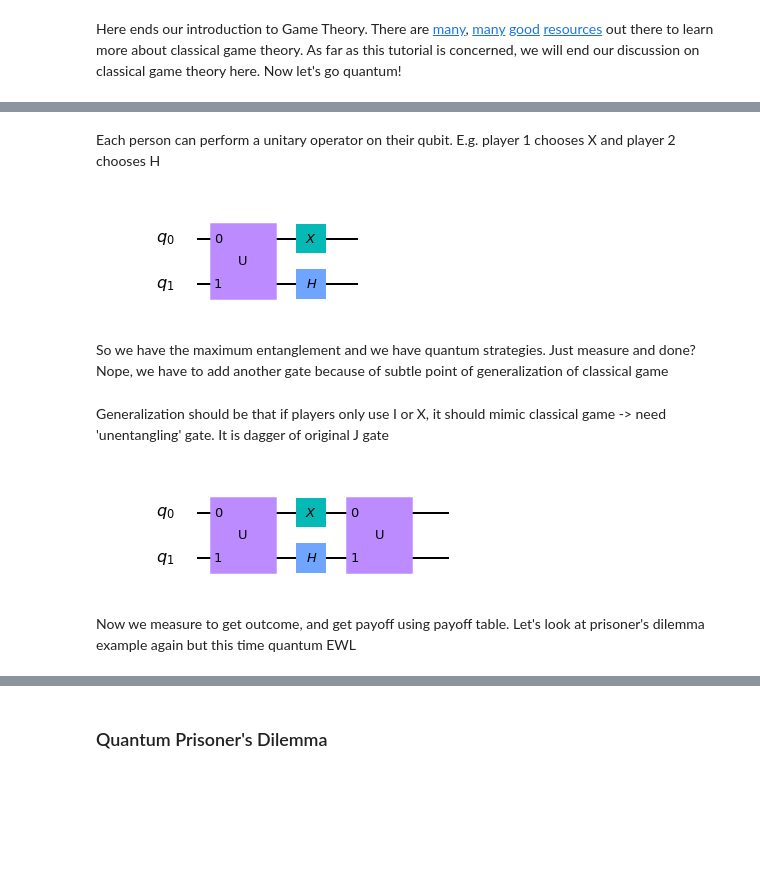
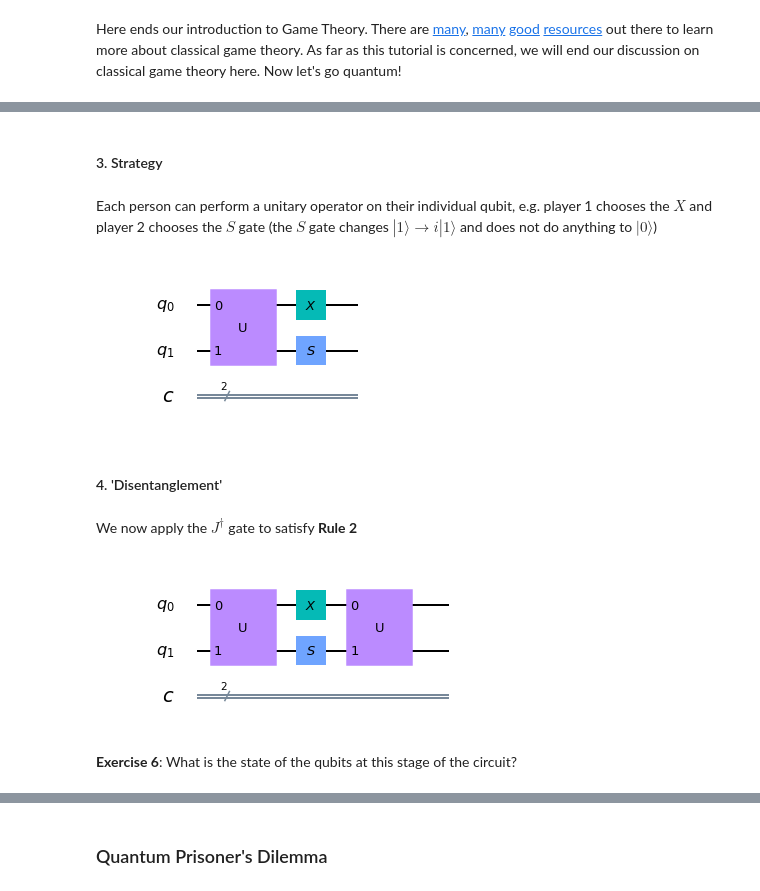
Before and after one commit to desireevl/quantum-game-theory, a Jupyter notebook: quantum_game_theory.ipynb, the cells around one changed output, grey strips where cells are left out. Saved outputs shown, nothing was run; the diff lists cells and outputs as text; code cells hidden in the pictures; blank space fills up the shorter version.

```diff
--- a/quantum_game_theory.ipynb
+++ b/quantum_game_theory.ipynb
@@ -135,0 +203,3 @@ Build our own gate!
+# %%
+circ = QuantumCircuit(2,2)
+circ.draw(output='mpl')
@@ -152,22 +255,23 @@ under the hood: we can do it for arbitray number of players
+# %% [markdown]
+#### 3. Strategy
 # %% [markdown]
-Each person can perform a unitary operator on their qubit.
-E.g. player 1 chooses X and player 2 chooses H
+Each person can perform a unitary operator on their individual qubit, e.g. player 1 chooses the $X$ and player 2 chooses the $S$ gate (the $S$ gate changes $|1\rangle \rightarrow i|1\rangle$ and does not do anything to $|0\rangle$)
 # %%
-circ.x(0)
-circ.h(1)
+circ.x(0) #assign the X gate to player 1
+circ.s(1) #assign the H gate to player 2
 circ.draw(output='mpl')
 # %% [output]
-[figure, old version]
+[figure, new version]
-# %% [markdown]
-So we have the maximum entanglement and we have quantum strategies. Just measure and done? Nope, we have to add another gate because of subtle point of generalization of classical game
-# %% [markdown]
-Generalization should be that if players only use I or X, it should mimic classical game -> need 'unentangling' gate. It is dagger of original J gate
+# %% [markdown]
+#### 4. 'Disentanglement'
+# %% [markdown]
+We now apply the $J^{\dagger}$ gate to satisfy __Rule 2__
 # %%
 J_2_dg = Operator(1 / np.sqrt(2) * (I_2 - 1j *X_2))
 
 circ.append(J_2_dg, [0,1])
 circ.draw(output='mpl')
 # %% [output]
-[figure, old version]
+[figure, new version]
-# %% [markdown]
-Now we measure to get outcome, and get payoff using payoff table. Let's look at prisoner's dilemma example again but this time quantum EWL
+# %% [markdown]
+__Exercise 6__: What is the state of the qubits at this stage of the circuit?
```
Also changed, not shown: parts of 67 cells of this notebook, 2 other files.
